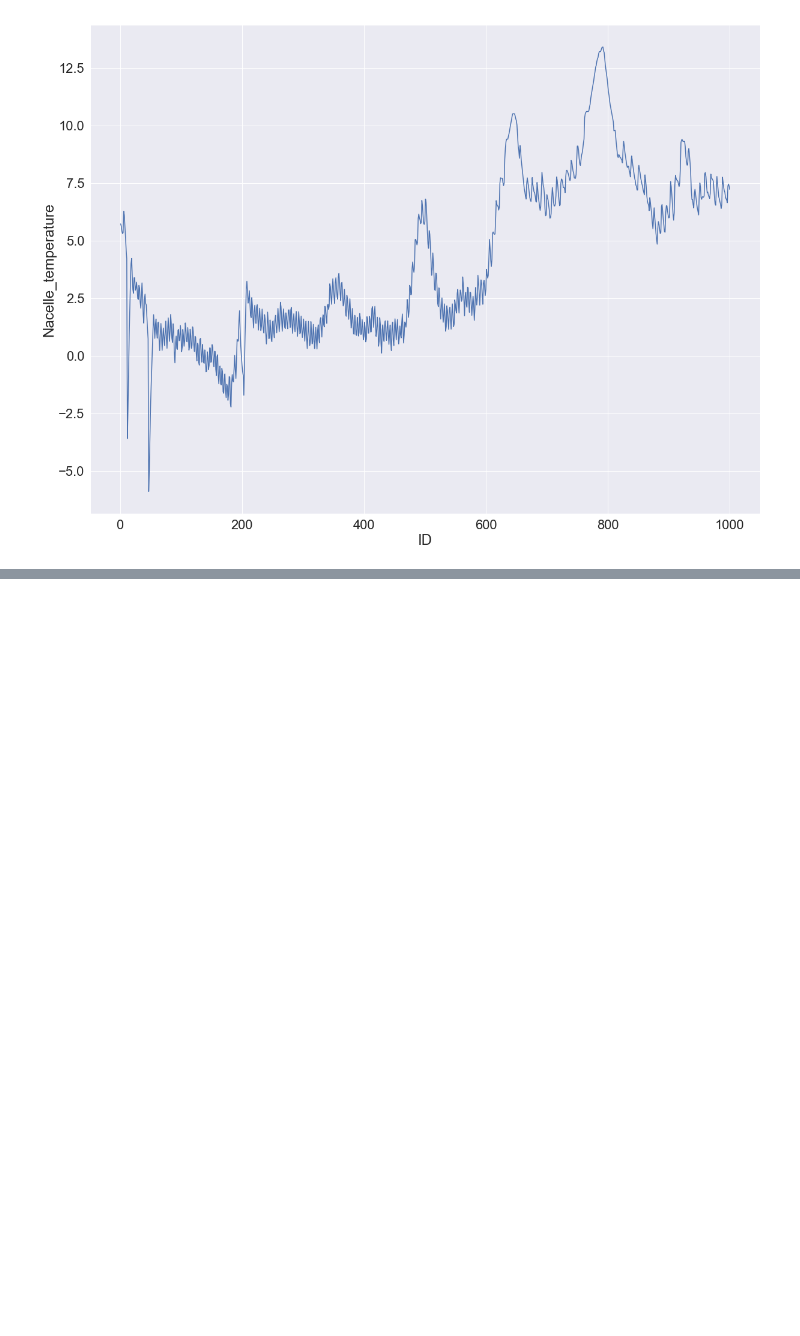
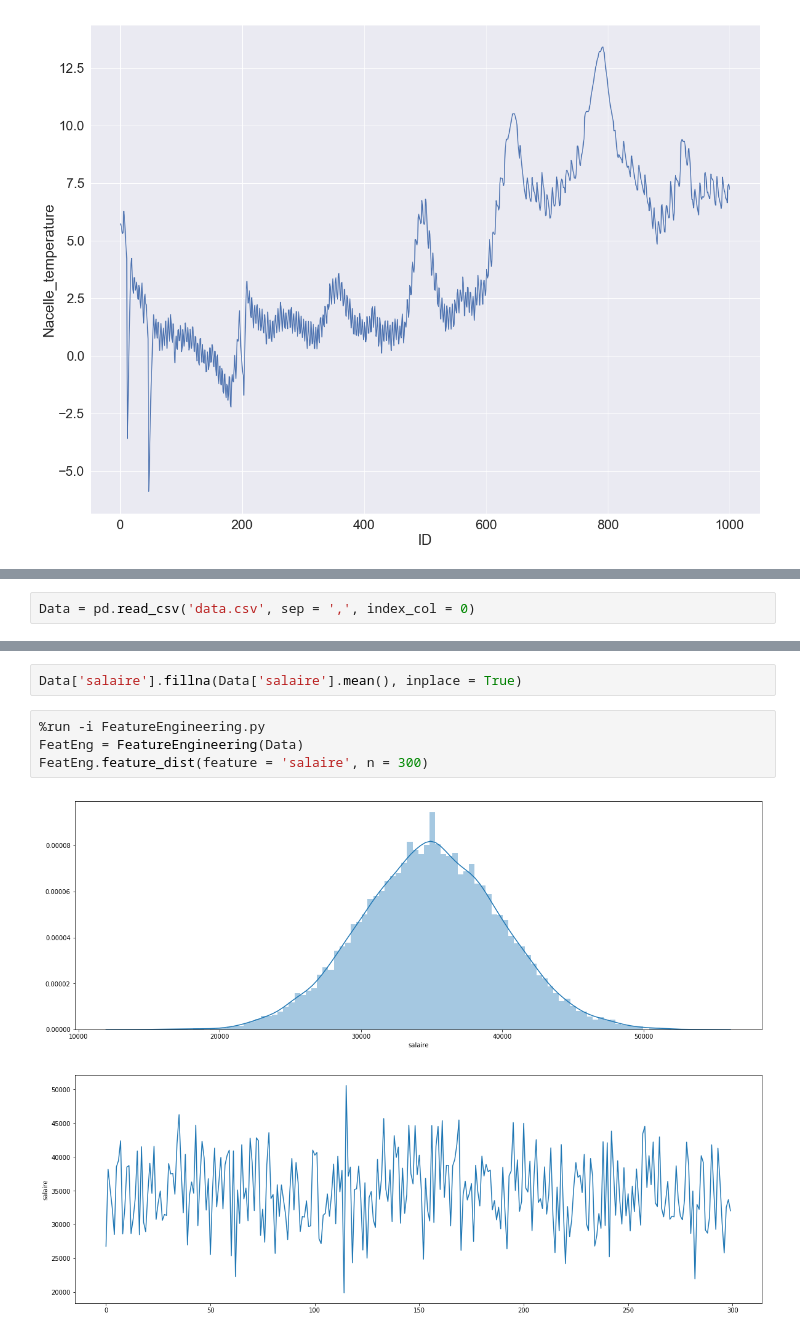
Before and after one commit to jeremycombe/Pipeline, a Jupyter notebook: Feature Engineering tests.ipynb, the cells around one changed output, grey strips where cells are left out. Saved outputs shown, nothing was run; the diff lists cells and outputs as text; blank space fills up the shorter version.

```diff
--- a/Feature Engineering tests.ipynb
+++ b/Feature Engineering tests.ipynb
@@ -280,0 +218,2 @@ Name: ITEM_PRICE, dtype: int64
+# %%
+Data = pd.read_csv('data.csv', sep = ',', index_col = 0)
@@ -280,0 +349,8 @@ Name: ITEM_PRICE, dtype: int64
+# %%
+Data['salaire'].fillna(Data['salaire'].mean(), inplace = True)
+# %%
+%run -i FeatureEngineering.py
+FeatEng = FeatureEngineering(Data)
+FeatEng.feature_dist(feature = 'salaire', n = 300)
+# %% [output]
+[figure, added]
```
Also changed, not shown: parts of 41 cells of this notebook, 4 other files.
